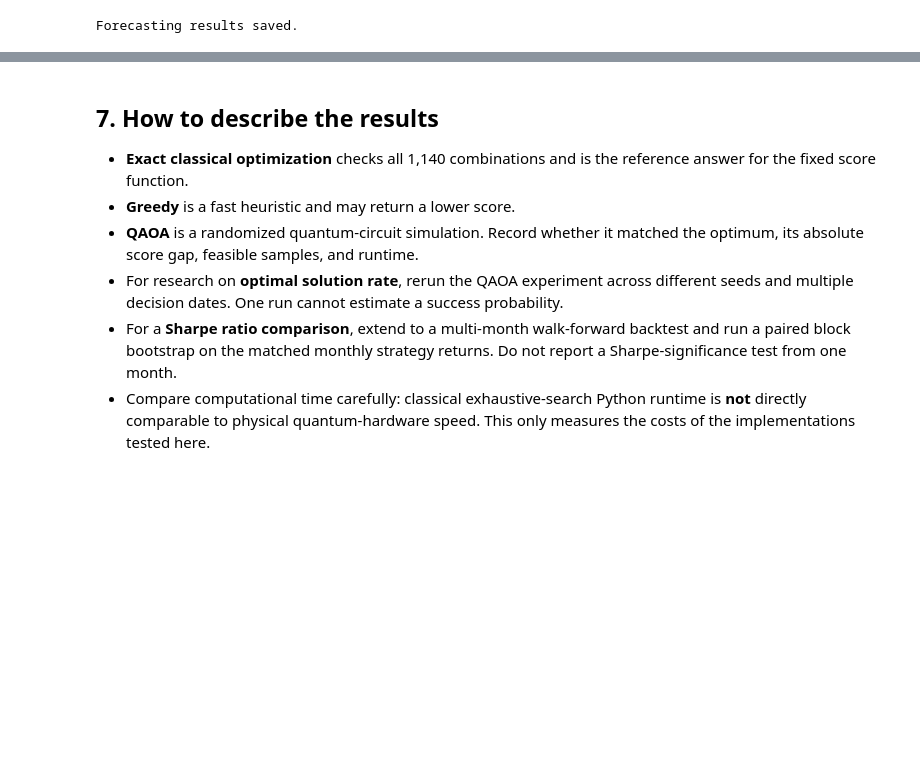
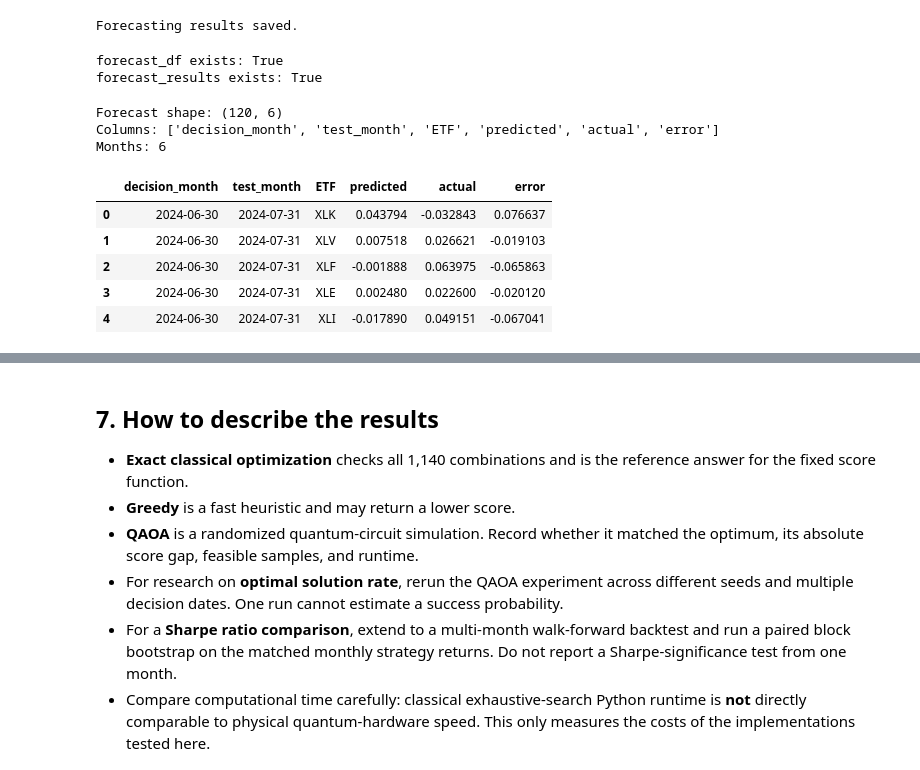
Before and after one commit to zachariahseaford/CECS-385-Research-Project, a Jupyter notebook: data/03_twenty_etf_exploration.ipynb, the cells around one changed output, grey strips where cells are left out. Saved outputs shown, nothing was run; the diff lists cells and outputs as text; code cells hidden in the pictures; blank space fills up the shorter version.

```diff
--- a/data/03_twenty_etf_exploration.ipynb
+++ b/data/03_twenty_etf_exploration.ipynb
@@ -974,3 +975,25 @@ forecast_df.to_csv(
 print("Forecasting results saved.")
 # %% [output]
 Forecasting results saved.
+# %%
+print("forecast_df exists:", "forecast_df" in globals())
+print("forecast_results exists:", "forecast_results" in globals())
+# %% [output]
+forecast_df exists: True
+forecast_results exists: True
+# %%
+print("Forecast shape:", forecast_df.shape)
+print("Columns:", forecast_df.columns.tolist())
+print("Months:", forecast_df["test_month"].nunique())
+
+display(forecast_df.head())
+# %% [output]
+Forecast shape: (120, 6)
+Columns: ['decision_month', 'test_month', 'ETF', 'predicted', 'actual', 'error']
+Months: 6
+|  | decision_month | test_month | ETF | predicted | actual | error |
+| 0 | 2024-06-30 | 2024-07-31 | XLK | 0.043794 | -0.032843 | 0.076637 |
+| 1 | 2024-06-30 | 2024-07-31 | XLV | 0.007518 | 0.026621 | -0.019103 |
+| 2 | 2024-06-30 | 2024-07-31 | XLF | -0.001888 | 0.063975 | -0.065863 |
+| 3 | 2024-06-30 | 2024-07-31 | XLE | 0.002480 | 0.022600 | -0.020120 |
+| 4 | 2024-06-30 | 2024-07-31 | XLI | -0.017890 | 0.049151 | -0.067041 |
```
Also changed, not shown: parts of 16 cells of this notebook, 2 other files.
